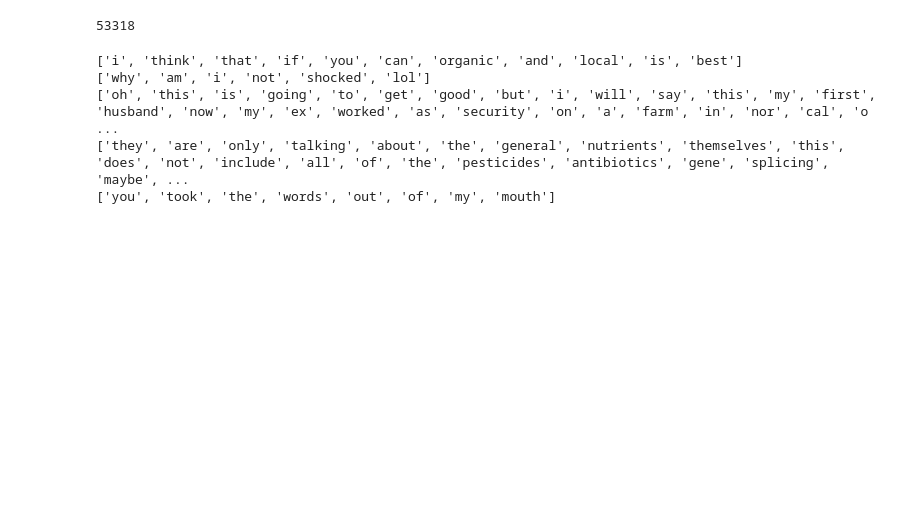
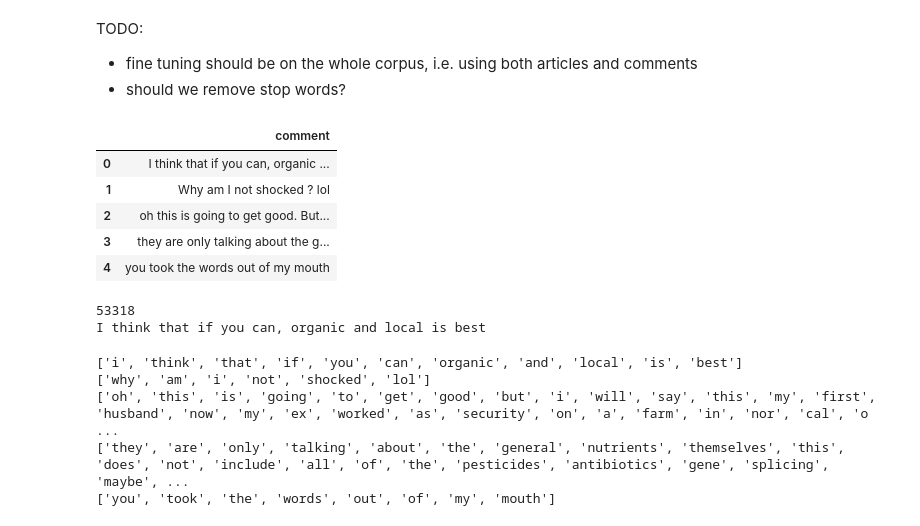
Before and after one commit to moshimoshisama/nlp_lab, a Jupyter notebook: JupyterNotebook/WordEmbeddings.ipynb, the cells around one changed output. Saved outputs shown, nothing was run; the diff lists cells and outputs as text; code cells hidden in the pictures; blank space fills up the shorter version.

```diff
--- a/JupyterNotebook/WordEmbeddings.ipynb
+++ b/JupyterNotebook/WordEmbeddings.ipynb
@@ -9,17 +11,31 @@ from matplotlib import pyplot
 # use gensim==3.8, there is a problem when using intersect_word2vec_format in gensim==4.0
 
 logging.basicConfig(format='%(asctime)s : %(levelname)s : %(message)s', level=logging.INFO)
+# %% [markdown]
+TODO:
+- fine tuning should be on the whole corpus, i.e. using both articles and comments
+- should we remove stop words?
 # %%
 data_file = "../processed/comments.pkl"
 df = pd.read_pickle(data_file)
+df.head()
+# %% [output]
+|  | comment |
+| 0 | I think that if you can, organic ... |
+| 1 | Why am I not shocked ? lol |
+| 2 | oh this is going to get good. But... |
+| 3 | they are only talking about the g... |
+| 4 | you took the words out of my mouth |
 # %%
 sentences = df['comment'].astype('str').tolist()
 print(len(sentences))
+print(sentences[0])
 tokenizer = RegexpTokenizer(r'\w+')
-sentences_tokenized = [w.lower() for w in sentences]
+sentences_tokenized = [s.lower() for s in sentences]
 sentences_tokenized = [tokenizer.tokenize(i) for i in sentences_tokenized]
 # %% [output]
 53318
+I think that if you can, organic and local is best
 # %%
 for i in range(5):
     print(sentences_tokenized[i])
```
Also changed, not shown: parts of 14 cells of this notebook, 1 other file.
